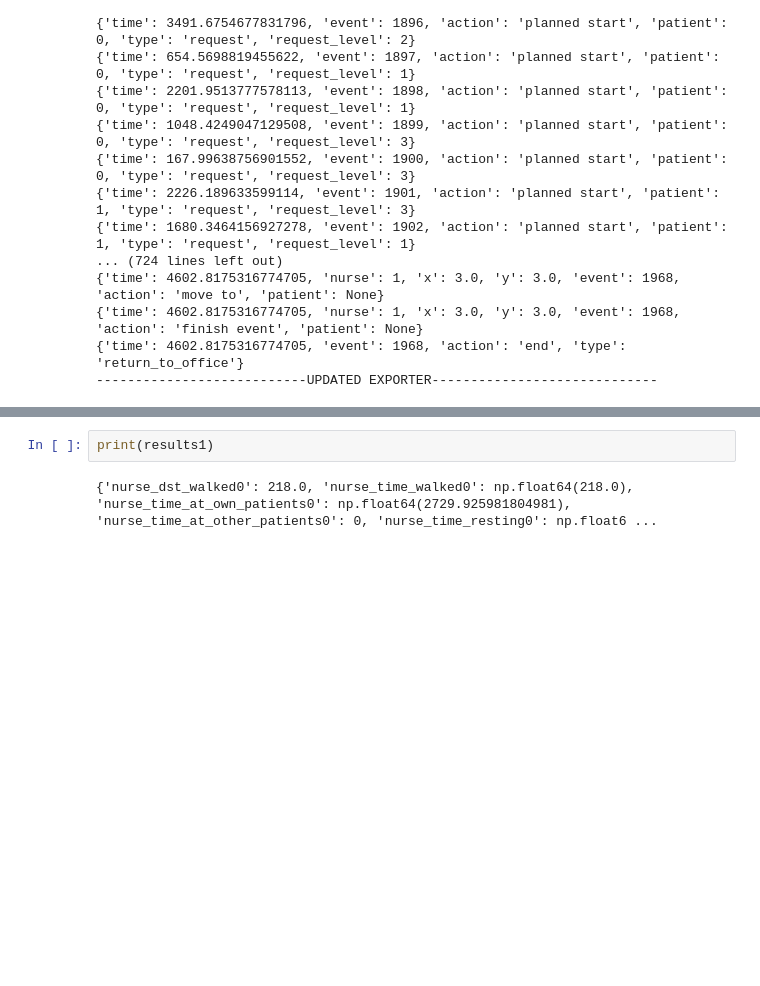
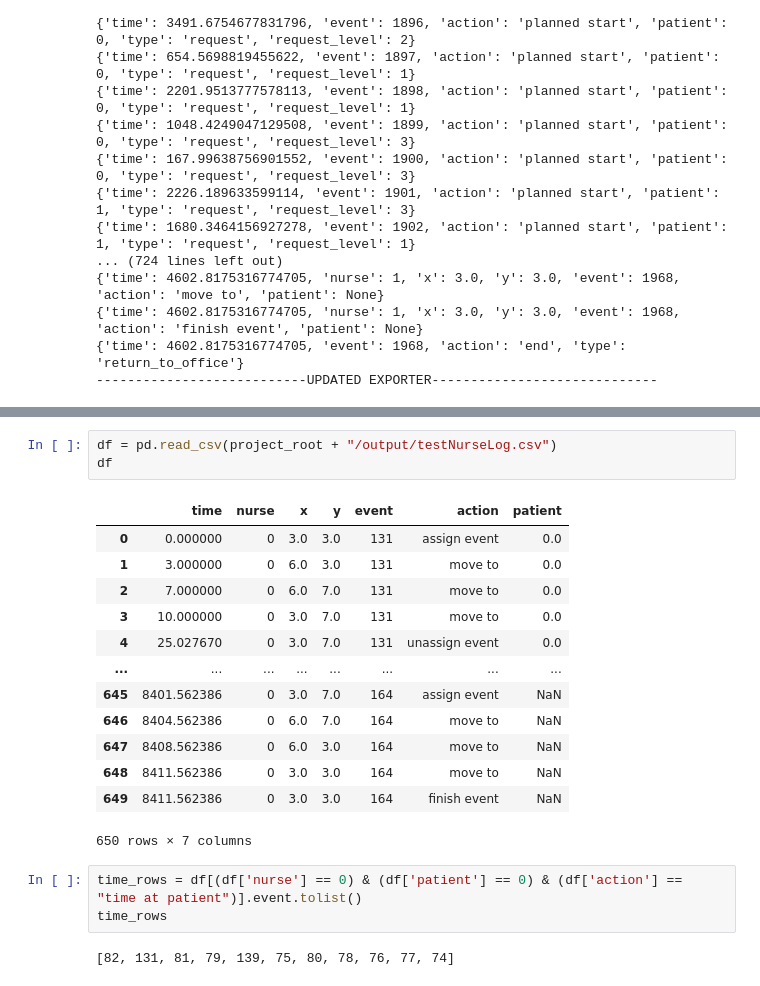
Before and after one commit to julirella/hospital_sim, a Jupyter notebook: src/process_data/experiments.ipynb, the cells around one changed output, grey strips where cells are left out. Drawn from its saved outputs; the diff is of its cells as text; blank space fills up the shorter version.

Commit message:
nurse time at patient save to csv for debug

```diff
--- a/src/process_data/experiments.ipynb
+++ b/src/process_data/experiments.ipynb
@@ -396,4 +413,22 @@ for stat in nurse_stats:
-# %%
-print(results1)
-# %% [output]
-{'nurse_dst_walked0': 218.0, 'nurse_time_walked0': np.float64(218.0), 'nurse_time_at_own_patients0': np.float64(2729.925981804981), 'nurse_time_at_other_patients0': 0, 'nurse_time_resting0': np.float6 ...
+# %%
+df = pd.read_csv(project_root + "/output/testNurseLog.csv")
+df
+# %% [output]
+|  | time | nurse | x | y | event | action | patient |
+| 0 | 0.000000 | 0 | 3.0 | 3.0 | 131 | assign event | 0.0 |
+| 1 | 3.000000 | 0 | 6.0 | 3.0 | 131 | move to | 0.0 |
+| 2 | 7.000000 | 0 | 6.0 | 7.0 | 131 | move to | 0.0 |
+| 3 | 10.000000 | 0 | 3.0 | 7.0 | 131 | move to | 0.0 |
+| 4 | 25.027670 | 0 | 3.0 | 7.0 | 131 | unassign event | 0.0 |
+| ... | ... | ... | ... | ... | ... | ... | ... |
+| 645 | 8401.562386 | 0 | 3.0 | 7.0 | 164 | assign event | NaN |
+| 646 | 8404.562386 | 0 | 6.0 | 7.0 | 164 | move to | NaN |
+| 647 | 8408.562386 | 0 | 6.0 | 3.0 | 164 | move to | NaN |
+| 648 | 8411.562386 | 0 | 3.0 | 3.0 | 164 | move to | NaN |
+| 649 | 8411.562386 | 0 | 3.0 | 3.0 | 164 | finish event | NaN |
+650 rows × 7 columns
+# %%
+time_rows = df[(df['nurse'] == 0) & (df['patient'] == 0) & (df['action'] == "time at patient")].event.tolist()
+time_rows
+# %% [output]
+[82, 131, 81, 79, 139, 75, 80, 78, 76, 77, 74]
```
Also changed, not shown: parts of 9 cells of this notebook, 2 other files.
